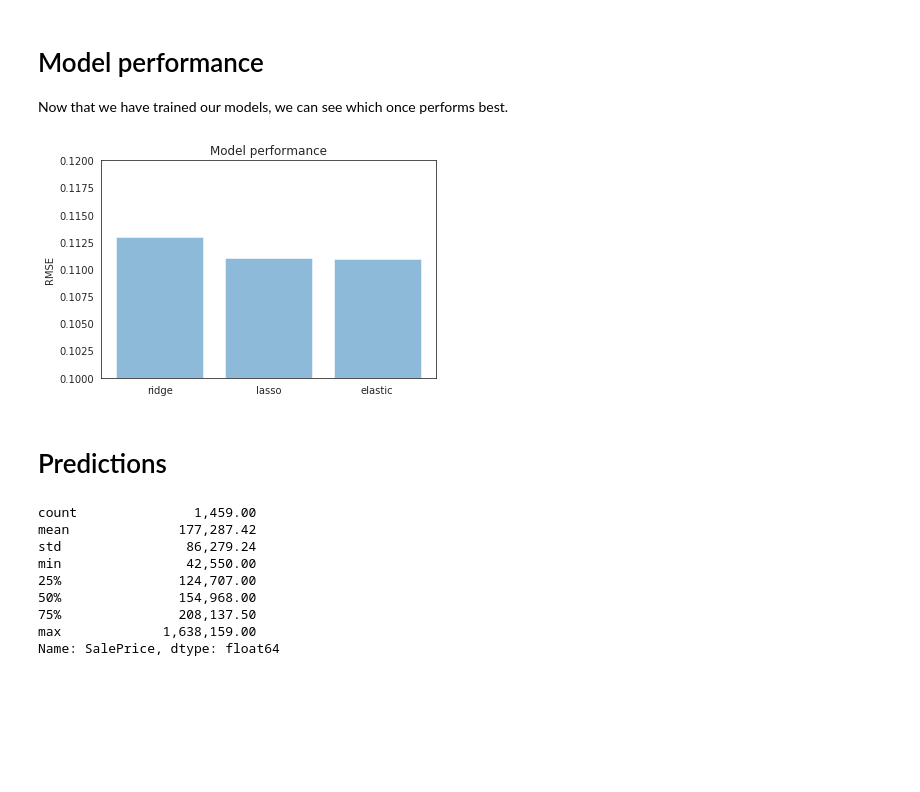
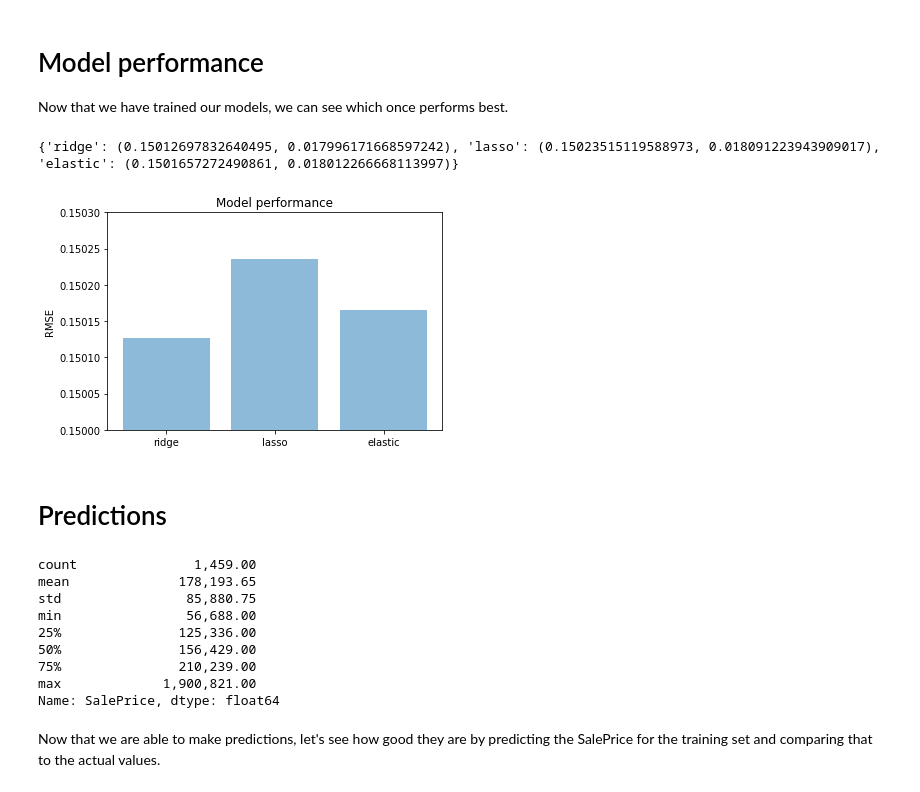
Before and after one commit to niekcandaele/ames-housing-data-analysis, a Jupyter notebook: analysis.ipynb, the cells around one changed output. Drawn from its saved outputs; the diff is of its cells as text; code cells hidden in the pictures; blank space fills up the shorter version.

Commit message:
Extend predictions using only highly correlated data

```diff
--- a/analysis.ipynb
+++ b/analysis.ipynb
@@ -228,0 +224,13 @@ X.shape, train_labels.shape, X_test.shape
+# %%
+high_correlation = train.corr()[['SalePrice']].abs()[:-1] > 0.5
+high_corr_rows = high_correlation.loc[high_correlation['SalePrice'] == True].index
+
+mask = pd.Series()
+mask = mask.reindex(X.columns)
+mask = mask.fillna(False)
+mask[high_corr_rows] = True
+
+X = X.loc[:, mask]
+
+X_test = X_test.loc[:, mask]
+X_test.head()
@@ -287,28 +302,31 @@ Now that we have trained our models, we can see which once performs best.
 # %%
 modelTypes = []
 performance = []
 for i, score in enumerate(scores.keys()):
     modelTypes.append(score)
 for i, score in enumerate(scores.values()):
     performance.append(score[0])
 
+print(scores)
+
 y_pos = np.arange(len(modelTypes))
 
 plt.bar(y_pos, performance, align='center', alpha=0.5)
 plt.xticks(y_pos, modelTypes)
 plt.ylabel('RMSE')
 plt.title('Model performance')
-plt.ylim(ymin=0.1, ymax=0.12)
+plt.ylim(ymin=0.15, ymax=0.1503)
 plt.show()
 # %% [output]
+{'ridge': (0.15012697832640495, 0.017996171668597242), 'lasso': (0.15023515119588973, 0.018091223943909017), 'elastic': (0.1501657272490861, 0.018012266668113997)}
-[figure, old version]
+[figure, new version]
 # %% [markdown]
 # Predictions
 # %%
 
 pd.options.display.float_format = '{:20,.2f}'.format
 
-prediction =  np.floor(np.expm1(elastic_model.predict(X_test)))
+prediction =  np.floor(np.expm1(ridge.predict(X_test)))
 
 result = X_test
 result['SalePrice'] = prediction
@@ -317,11 +335,13 @@ result['SalePrice'] = prediction
 result['SalePrice'].describe()
 # %% [output]
 count               1,459.00
-mean              177,287.42
-std                86,279.24
-min                42,550.00
-25%               124,707.00
-50%               154,968.00
-75%               208,137.50
-max             1,638,159.00
+mean              178,193.65
+std                85,880.75
+min                56,688.00
+25%               125,336.00
+50%               156,429.00
+75%               210,239.00
+max             1,900,821.00
 Name: SalePrice, dtype: float64
+# %% [markdown]
+Now that we are able to make predictions, let's see how good they are by predicting the SalePrice for the training set and comparing that to the actual values.
```
Also changed, not shown: parts of 10 cells of this notebook.
